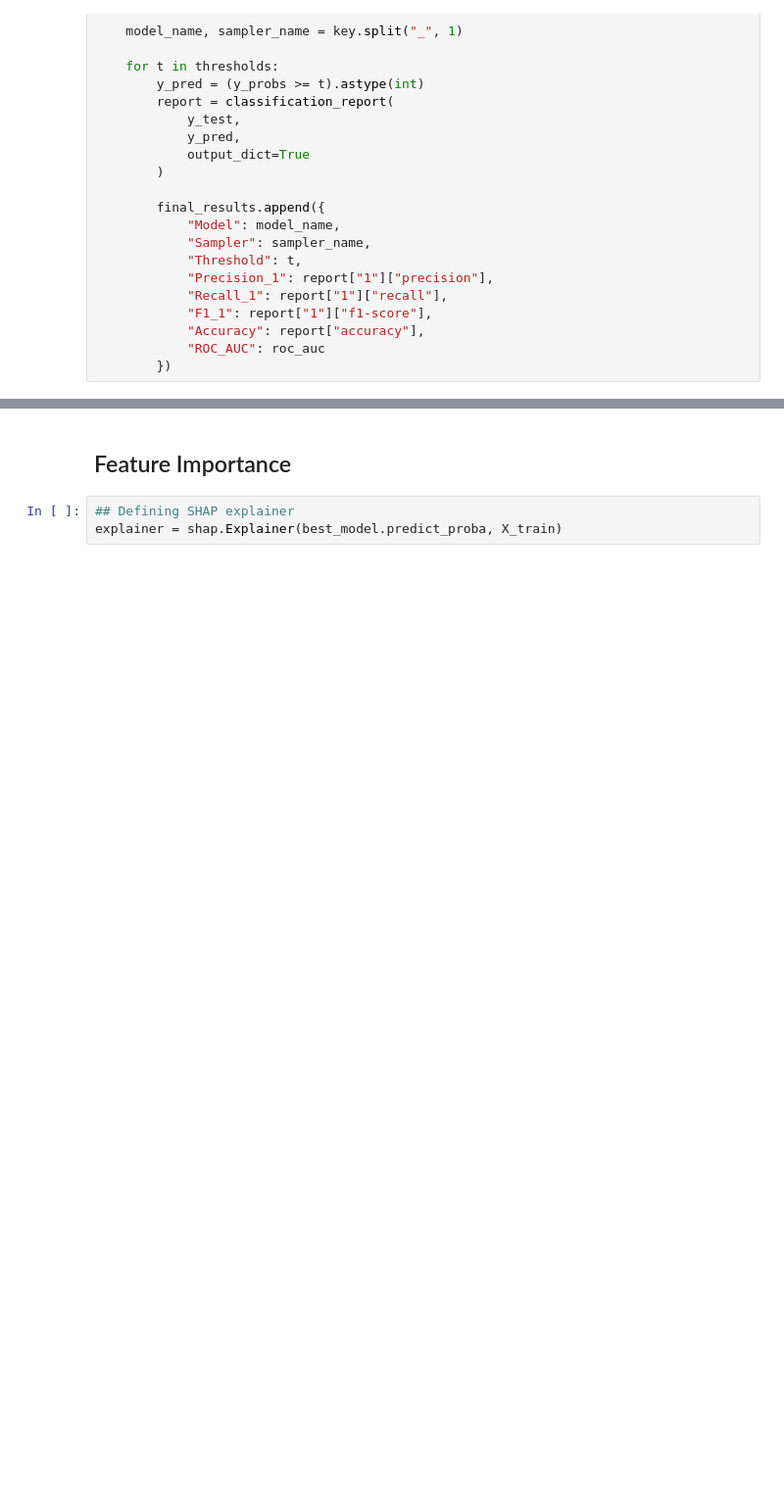
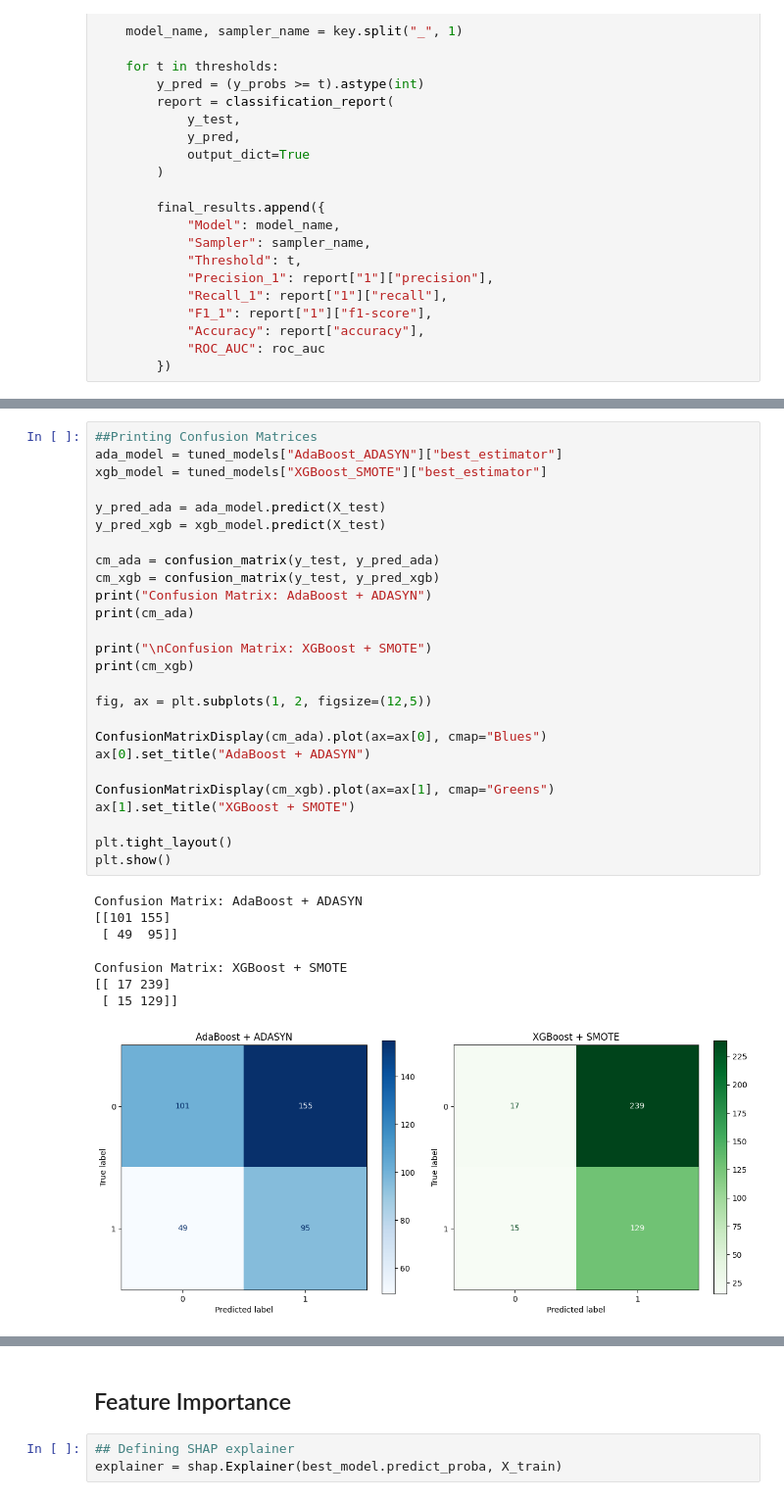
Before and after one commit to Renzie74/motor-claims-model, a Jupyter notebook: Motor_Claims_Modelling.ipynb, the cells around one changed output, grey strips where cells are left out. Shown at 98% size. Drawn from its saved outputs; the diff is of its cells as text; blank space fills up the shorter version.

```diff
--- a/Motor_Claims_Modelling.ipynb
+++ b/Motor_Claims_Modelling.ipynb
@@ -681,0 +843,35 @@ final_results_df.sort_values(
+# %%
+##Printing Confusion Matrices
+ada_model = tuned_models["AdaBoost_ADASYN"]["best_estimator"]
+xgb_model = tuned_models["XGBoost_SMOTE"]["best_estimator"]
+
+y_pred_ada = ada_model.predict(X_test)
+y_pred_xgb = xgb_model.predict(X_test)
+
+cm_ada = confusion_matrix(y_test, y_pred_ada)
+cm_xgb = confusion_matrix(y_test, y_pred_xgb)
+print("Confusion Matrix: AdaBoost + ADASYN")
+print(cm_ada)
+
+print("\nConfusion Matrix: XGBoost + SMOTE")
+print(cm_xgb)
+
+fig, ax = plt.subplots(1, 2, figsize=(12,5))
+
+ConfusionMatrixDisplay(cm_ada).plot(ax=ax[0], cmap="Blues")
+ax[0].set_title("AdaBoost + ADASYN")
+
+ConfusionMatrixDisplay(cm_xgb).plot(ax=ax[1], cmap="Greens")
+ax[1].set_title("XGBoost + SMOTE")
+
+plt.tight_layout()
+plt.show()
+# %% [output]
+Confusion Matrix: AdaBoost + ADASYN
+[[101 155]
+ [ 49  95]]
+
+Confusion Matrix: XGBoost + SMOTE
+[[ 17 239]
+ [ 15 129]]
+[figure, added]
```
Also changed, not shown: parts of 27 cells of this notebook.
